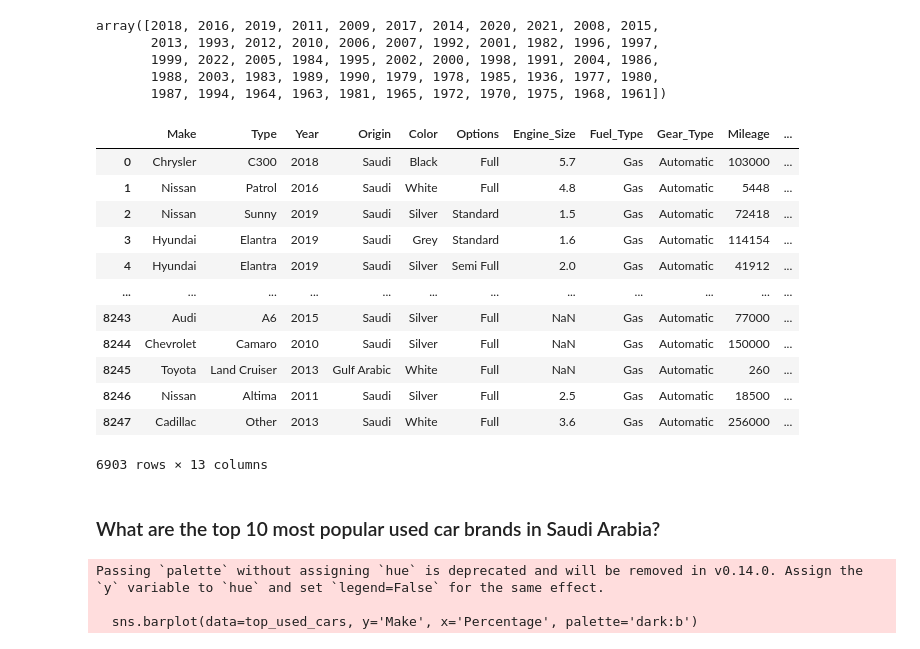
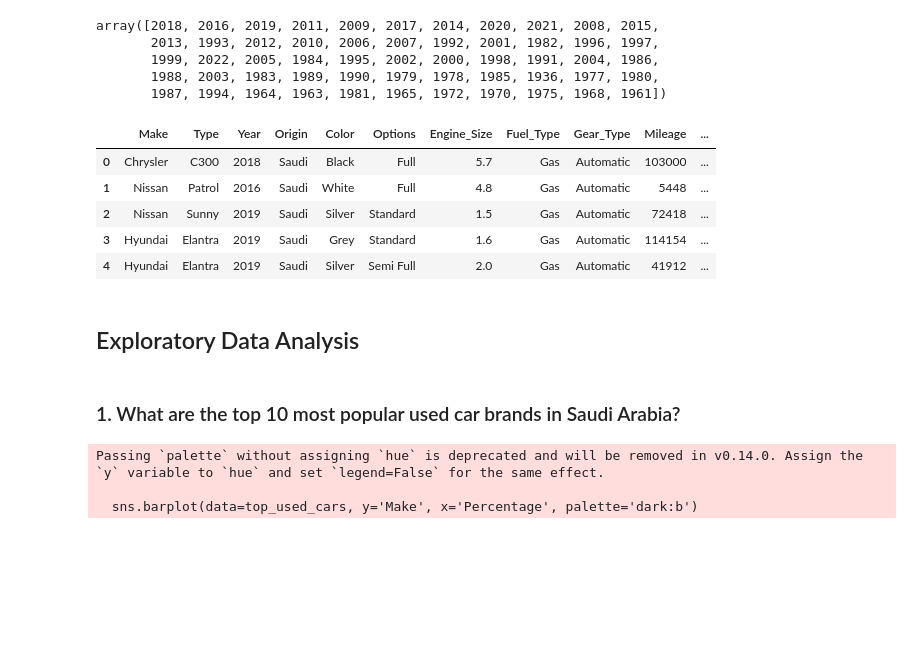
Before and after one commit to sagamohamedsaedaden-dotcom/Used_Cars_Ksa, a Jupyter notebook: used_cars_SA.ipynb, the cells around one changed output. Drawn from its saved outputs; the diff is of its cells as text; code cells hidden in the pictures; blank space fills up the shorter version.

Commit message:
clean notebooks and update analysis

```diff
--- a/used_cars_SA.ipynb
+++ b/used_cars_SA.ipynb
@@ -135,24 +105,19 @@ array([2018, 2016, 2019, 2011, 2009, 2017, 2014, 2020, 2021, 2008, 2015,
 df_Used_Cars = df_Used_Cars[df_Used_Cars['Year'] >= 2010]
 # %%
-df_Used_Cars
+df_Used_Cars.head()
 # %% [output]
 |  | Make | Type | Year | Origin | Color | Options | Engine_Size | Fuel_Type | Gear_Type | Mileage | ... |
 | 0 | Chrysler | C300 | 2018 | Saudi | Black | Full | 5.7 | Gas | Automatic | 103000 | ... |
 | 1 | Nissan | Patrol | 2016 | Saudi | White | Full | 4.8 | Gas | Automatic | 5448 | ... |
 | 2 | Nissan | Sunny | 2019 | Saudi | Silver | Standard | 1.5 | Gas | Automatic | 72418 | ... |
 | 3 | Hyundai | Elantra | 2019 | Saudi | Grey | Standard | 1.6 | Gas | Automatic | 114154 | ... |
 | 4 | Hyundai | Elantra | 2019 | Saudi | Silver | Semi Full | 2.0 | Gas | Automatic | 41912 | ... |
-| ... | ... | ... | ... | ... | ... | ... | ... | ... | ... | ... | ... |
-| 8243 | Audi | A6 | 2015 | Saudi | Silver | Full | NaN | Gas | Automatic | 77000 | ... |
-| 8244 | Chevrolet | Camaro | 2010 | Saudi | Silver | Full | NaN | Gas | Automatic | 150000 | ... |
-| 8245 | Toyota | Land Cruiser | 2013 | Gulf Arabic | White | Full | NaN | Gas | Automatic | 260 | ... |
-| 8246 | Nissan | Altima | 2011 | Saudi | Silver | Full | 2.5 | Gas | Automatic | 18500 | ... |
-| 8247 | Cadillac | Other | 2013 | Saudi | White | Full | 3.6 | Gas | Automatic | 256000 | ... |
-6903 rows × 13 columns
 # %%
 df_Used_Cars.drop_duplicates(inplace=True)
+# %% [markdown]
+## Exploratory Data Analysis
 # %% [markdown]
-### What are the top 10 most popular used car brands in Saudi Arabia?
+### 1. What are the top 10 most popular used car brands in Saudi Arabia?
 # %%
 # total number of used cars in the dataset
 total = df_Used_Cars['Make'].count()
```
Also changed, not shown: parts of 51 cells of this notebook, 9 other files.
